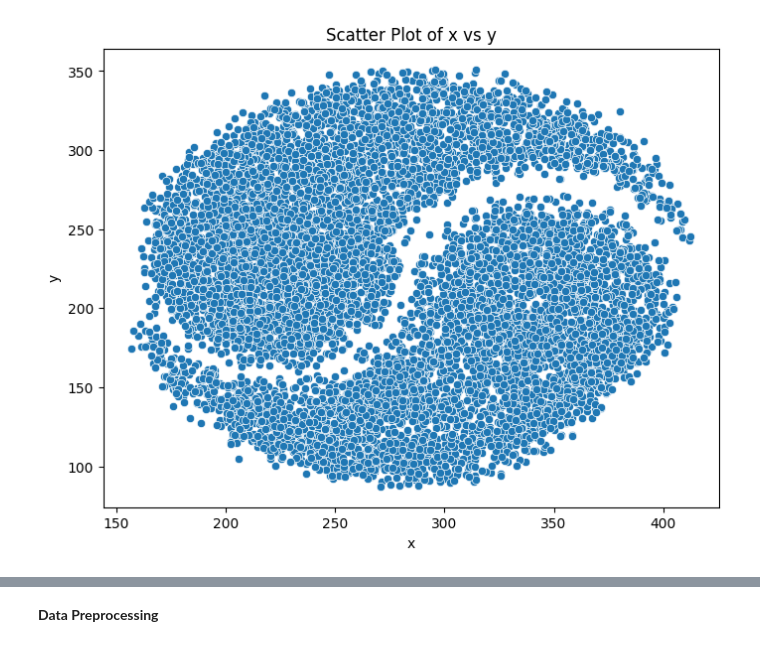
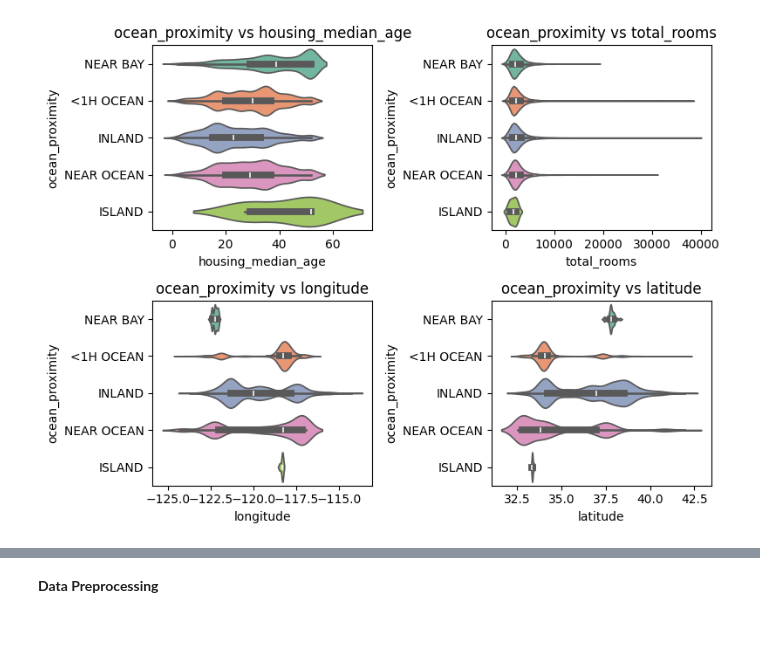
Before and after one commit to MaryamAshraff2/unsupervised-housing-clustering, a Jupyter notebook: dbscan_clustering.ipynb, the cells around one changed output, grey strips where cells are left out. Saved outputs shown, nothing was run; the diff lists cells and outputs as text; code cells hidden in the pictures.

```diff
--- a/dbscan_clustering.ipynb
+++ b/dbscan_clustering.ipynb
@@ -71,9 +78,12 @@ plt.show()
-# %%
-plt.figure(figsize=(8, 6))
-sns.scatterplot(x=df['x'], y=df['y'])
-plt.title('Scatter Plot of x vs y')
-plt.xlabel('x')
-plt.ylabel('y')
-plt.show()
-# %% [output]
-[figure, removed]
+# %%
+violin_features = ['housing_median_age', 'total_rooms', 'longitude', 'latitude']
+
+plt.figure(figsize=(8, 6))
+for i, feature in enumerate(violin_features):
+    plt.subplot(2, 2, i+1)
+    sns.violinplot(data=df, x=feature, y='ocean_proximity', palette='Set2')
+    plt.title(f'ocean_proximity vs {feature}')
+plt.tight_layout()
+plt.show()
+# %% [output]
+[figure, added]
```
Also changed, not shown: parts of 22 cells of this notebook.
